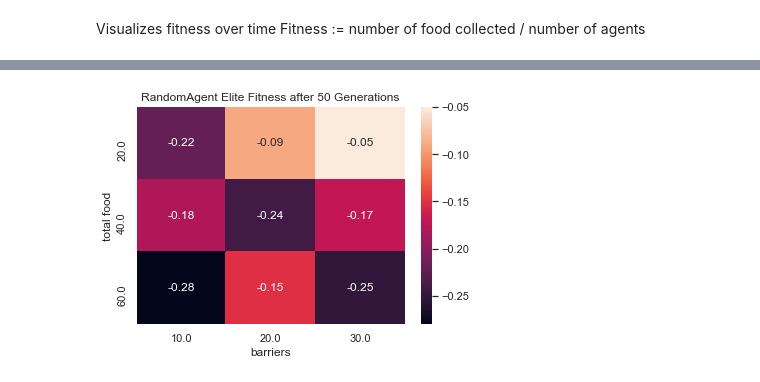
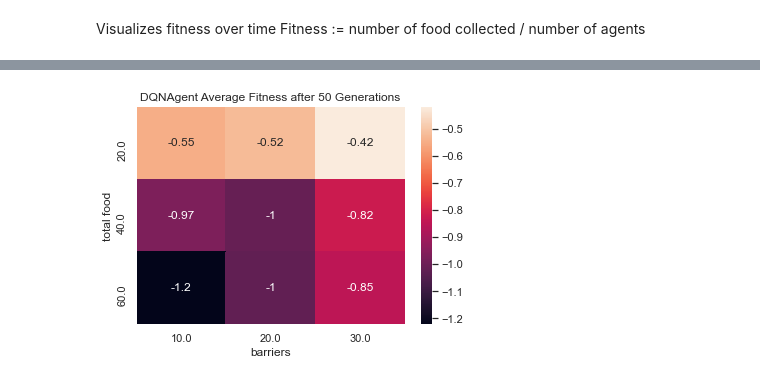
Before and after one commit to kavyakvk/adversarial-environment-generation, a Jupyter notebook: Pickled/pickle_processor.ipynb, the cells around one changed output, grey strips where cells are left out. Saved outputs shown, nothing was run; the diff lists cells and outputs as text; code cells hidden in the pictures.

```diff
--- a/Pickled/pickle_processor.ipynb
+++ b/Pickled/pickle_processor.ipynb
@@ -122,8 +131,19 @@ swarmAgent_files_heatmap_tile_mutation = [
     {'filename':'Final/GA_5SwarmAgent_3tile_0.1mutation_40food_20blocks', 'tile':3, 'mutation':0.1},
     {'filename':'Final/GA_5SwarmAgent_3tile_0.2mutation_40food_20blocks', 'tile':3, 'mutation':0.2}
 ]
+DQNAgent_files_heatmap_tile_mutation = [
+    {'filename':'Final/GA_5DQNAgent_1tile_0.1mutation_40food_20blocks', 'tile':1, 'mutation':0.1},
+    {'filename':'Final/GA_5DQNAgent_1tile_0.2mutation_40food_20blocks', 'tile':1, 'mutation':0.2},
+    {'filename':'Final/GA_5DQNAgent_2tile_0.1mutation_40food_20blocks', 'tile':2, 'mutation':0.1},
+    {'filename':'Final/GA_5DQNAgent_2tile_0.2mutation_40food_20blocks', 'tile':2, 'mutation':0.2},
+    {'filename':'Final/GA_5DQNAgent_3tile_0.1mutation_40food_20blocks', 'tile':3, 'mutation':0.1},
+    {'filename':'Final/GA_5DQNAgent_3tile_0.2mutation_40food_20blocks', 'tile':3, 'mutation':0.2}
+]
 
-files_to_analyze = swarmAgent_files_heatmap_tile_mutation
+with open('Final/GA_5DQNAgent_1tile_0.1mutation_40food_20blocks', 'rb') as f:
+    print(pickle.load(f)['fitness values'][49])
+
+files_to_analyze = DQNAgent_files_heatmap_tile_mutation
 df_heatmap_tile_mutation = pd.DataFrame(columns=['average elite fitness', 'tile size', 'mutation rate'])
 for file in files_to_analyze:
     with open(file['filename'], 'rb') as f:
@@ -137,8 +157,8 @@ for file in files_to_analyze:
             'mutation rate': file['mutation']}, ignore_index=True)
 
 sns.set(style='darkgrid')
-plt.title('SwarmAgent Elite Fitness after 50 Generations')
+plt.title('DQNAgent Elite Fitness after 50 Generations')
 df_heatmap_tile_mutation = df_heatmap_tile_mutation.pivot('tile size', 'mutation rate', 'average elite fitness')
 ax = sns.heatmap(df_heatmap_tile_mutation, annot=True)
-plt.savefig('Final/Plots/SwarmAgent_heatmap_tile_mutation.png')
+plt.savefig('Final/Plots/DQNAgent_heatmap_tile_mutation.png')
 # %% [output]
@@ -158,36 +179,48 @@ randomAgent_files_heatmap_food_blocks = [
     {'filename':'Final/GA_5RandomAgent_2tile_0.1mutation_60food_20blocks','food':60, 'blocks':20},
     {'filename':'Final/GA_5RandomAgent_2tile_0.1mutation_60food_30blocks','food':60, 'blocks':30}
 ]
 swarmAgent_files_heatmap_food_blocks = [
     {'filename':'Final/GA_5SwarmAgent_2tile_0.1mutation_20food_10blocks', 'food':20, 'blocks':10},
     {'filename':'Final/GA_5SwarmAgent_2tile_0.1mutation_20food_20blocks','food':20, 'blocks':20},
     {'filename':'Final/GA_5SwarmAgent_2tile_0.1mutation_20food_30blocks', 'food':20, 'blocks':30},
     {'filename':'Final/new_GA_5SwarmAgent_2tile_0.1mutation_40food_10blocks','food':40, 'blocks':10},
     {'filename':'Final/new_GA_5SwarmAgent_2tile_0.1mutation_40food_20blocks','food':40, 'blocks':20},
     {'filename':'Final/new_GA_5SwarmAgent_2tile_0.1mutation_40food_30blocks','food':40, 'blocks':30},
     {'filename':'Final/GA_5SwarmAgent_2tile_0.1mutation_60food_10blocks','food':60, 'blocks':10},
     {'filename':'Final/GA_5SwarmAgent_2tile_0.1mutation_60food_20blocks','food':60, 'blocks':20},
     {'filename':'Final/GA_5SwarmAgent_2tile_0.1mutation_60food_30blocks','food':60, 'blocks':30}
 ]
+DQNAgent_files_heatmap_food_blocks = [
+    {'filename':'Final/GA_5DQNAgent_2tile_0.1mutation_20food_10blocks', 'food':20, 'blocks':10},
+    {'filename':'Final/GA_5DQNAgent_2tile_0.1mutation_20food_20blocks','food':20, 'blocks':20},
+    {'filename':'Final/GA_5DQNAgent_2tile_0.1mutation_20food_30blocks', 'food':20, 'blocks':30},
+    {'filename':'Final/GA_5DQNAgent_2tile_0.1mutation_40food_10blocks','food':40, 'blocks':10},
+    {'filename':'Final/GA_5DQNAgent_2tile_0.1mutation_40food_20blocks','food':40, 'blocks':20},
+    {'filename':'Final/GA_5DQNAgent_2tile_0.1mutation_40food_30blocks','food':40, 'blocks':30},
+    {'filename':'Final/GA_5DQNAgent_2tile_0.1mutation_60food_10blocks','food':60, 'blocks':10},
+    {'filename':'Final/GA_5DQNAgent_2tile_0.1mutation_60food_20blocks','food':60, 'blocks':20},
+    {'filename':'Final/GA_5DQNAgent_2tile_0.1mutation_60food_30blocks','food':60, 'blocks':30}
+]
 
-files_to_analyze = randomAgent_files_heatmap_food_blocks
+files_to_analyze = DQNAgent_files_heatmap_food_blocks
 df_heatmap_tile_mutation = []
 df_heatmap_tile_mutation = pd.DataFrame(columns=['average elite fitness', 'total food', 'barriers'])
 for file in files_to_analyze:
     with open(file['filename'], 'rb') as f:
         temp_values = pickle.load(f)
         raw_fitness_values = temp_values['fitness values']
         # Add the average elite fitness of last generation to df
-        avg_elite_fitness = sum(raw_fitness_values[49][:num_elite])/num_elite
+#         avg_elite_fitness = sum(raw_fitness_values[49][:num_elite])/num_elite
+        avg_fitness = sum(raw_fitness_values[49])/len(raw_fitness_values[49])
         df_heatmap_tile_mutation = df_heatmap_tile_mutation.append({
-            'average elite fitness': avg_elite_fitness,
+            'average elite fitness': avg_fitness,
             'total food': file['food'],
             'barriers': file['blocks']}, ignore_index=True)
 
 sns.set(style='darkgrid')
-plt.title('RandomAgent Elite Fitness after 50 Generations')
+plt.title('DQNAgent Average Fitness after 50 Generations')
 df_heatmap_tile_mutation = df_heatmap_tile_mutation.pivot('total food', 'barriers', 'average elite fitness')
 ax = sns.heatmap(df_heatmap_tile_mutation, annot=True)
-plt.savefig('Final/Plots/RandomAgent_heatmap_food_blocks.png')
+plt.savefig('Final/Plots/DQNAgent_heatmap_avgfitness_food_blocks.png')
 # %% [output]
-[figure, old version]
+[figure, new version]
```
Also changed, not shown: parts of 5 cells of this notebook, 17 other files.
